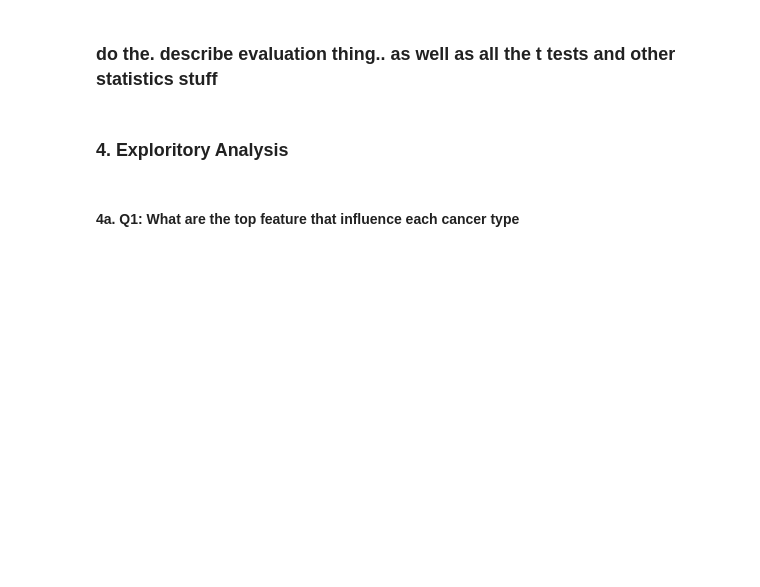
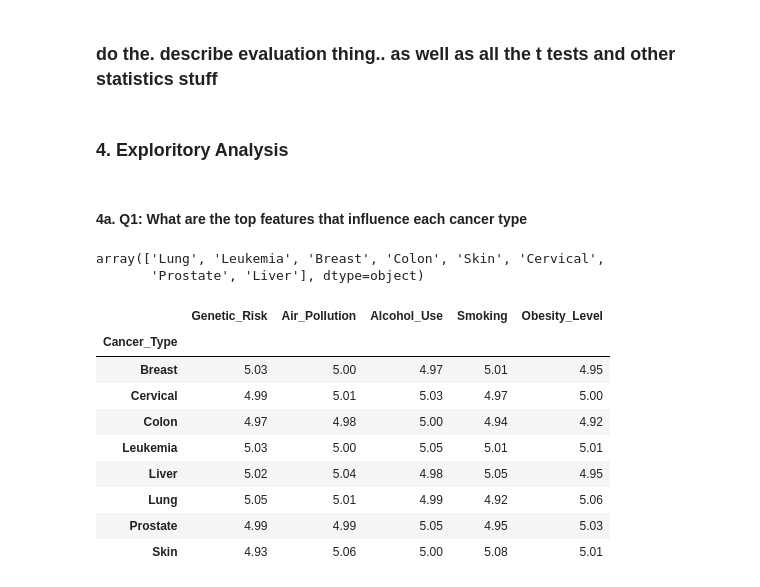
Before and after one commit to BhavitaL/Global-Cancer-Patients-Analysis, a Jupyter notebook: Global Cancer Patients analysis EDA.ipynb, the cells around one changed output. Drawn from its saved outputs; the diff is of its cells as text; code cells hidden in the pictures; blank space fills up the shorter version.

```diff
--- a/Global Cancer Patients analysis EDA.ipynb
+++ b/Global Cancer Patients analysis EDA.ipynb
@@ -128,4 +128,10 @@ df_clean.head()
 # %% [markdown]
 ### **4. Exploritory Analysis**
 # %% [markdown]
-#### 4a. Q1: What are the top feature that influence each cancer type
+#### 4a. Q1: What are the top features that influence each cancer type
+# %%
+cancer_types= df_clean['Cancer_Type'].unique()
+cancer_types
+# %% [output]
+array(['Lung', 'Leukemia', 'Breast', 'Colon', 'Skin', 'Cervical',
+       'Prostate', 'Liver'], dtype=object)
@@ -131,0 +140,14 @@ df_clean.head()
+# %%
+df_features_cancer_type=df_features.groupby(by=['Cancer_Type']).mean().round(2)
+df_features_cancer_type
+# %% [output]
+|  | Genetic_Risk | Air_Pollution | Alcohol_Use | Smoking | Obesity_Level |
+| Cancer_Type |  |  |  |  |  |
+| Breast | 5.03 | 5.00 | 4.97 | 5.01 | 4.95 |
+| Cervical | 4.99 | 5.01 | 5.03 | 4.97 | 5.00 |
+| Colon | 4.97 | 4.98 | 5.00 | 4.94 | 4.92 |
+| Leukemia | 5.03 | 5.00 | 5.05 | 5.01 | 5.01 |
+| Liver | 5.02 | 5.04 | 4.98 | 5.05 | 4.95 |
+| Lung | 5.05 | 5.01 | 4.99 | 4.92 | 5.06 |
+| Prostate | 4.99 | 4.99 | 5.05 | 4.95 | 5.03 |
+| Skin | 4.93 | 5.06 | 5.00 | 5.08 | 5.01 |
```
Also changed, not shown: parts of 3 cells of this notebook.
